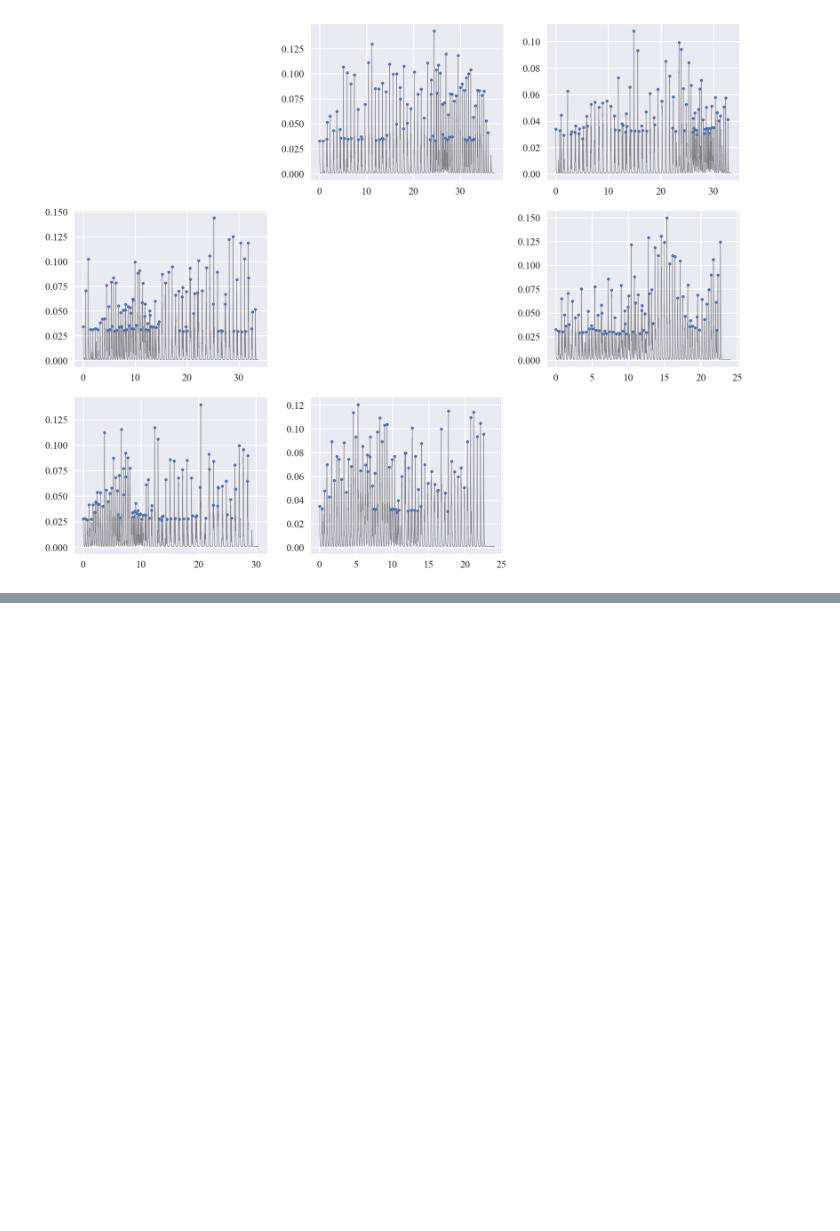
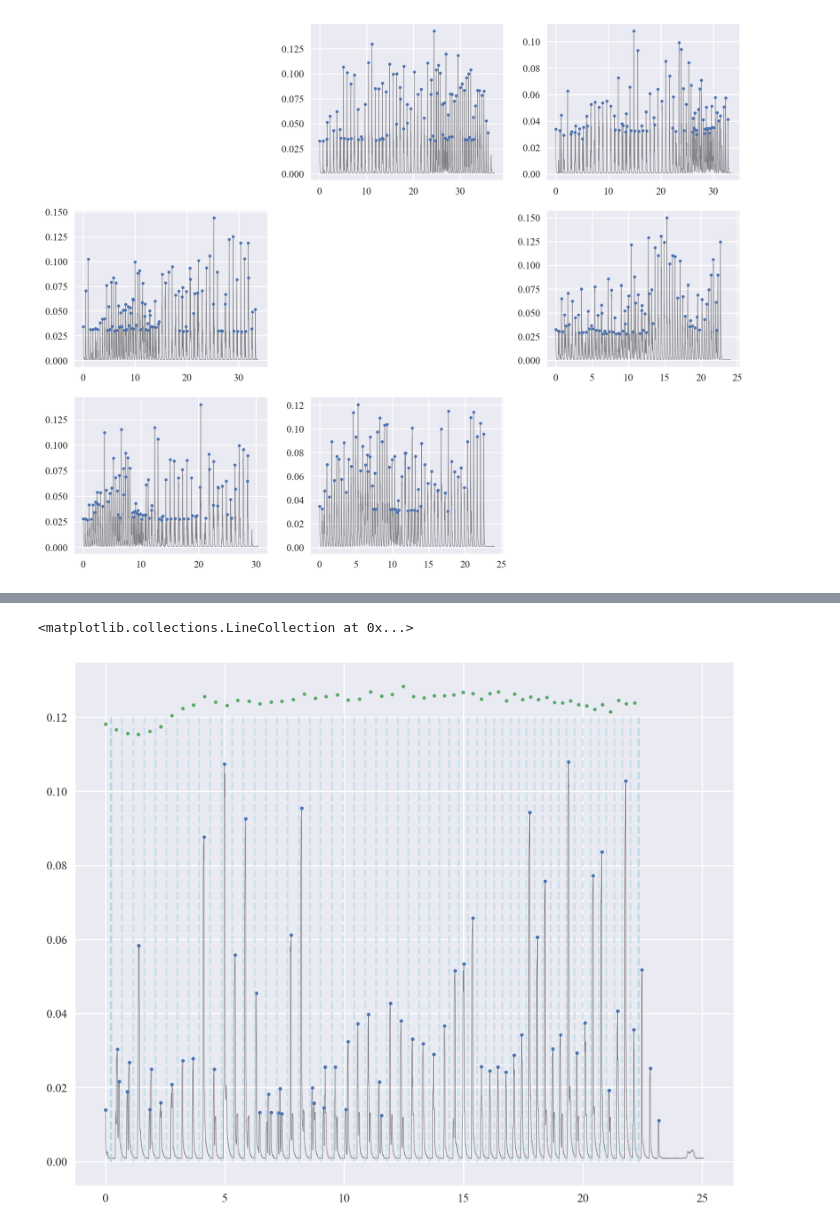
Before and after one commit to nielsdavidsen/Bachelor_2024, a Jupyter notebook: read_sound.ipynb, the cells around one changed output, grey strips where cells are left out. Cells and saved outputs as stored; diff of their text form; code cells hidden in the pictures; blank space fills up the shorter version.

```diff
--- a/read_sound.ipynb
+++ b/read_sound.ipynb
@@ -576,0 +644,23 @@ plt.show()
+# %%
+ns_tuple = nf_data('mid_high',
+                   'Niels_Sigrid/NS_mid_high',
+                   resolution=(np.int16, np.int16),
+                   neigh_rm=1000, height=0.01,
+                   prominence=0.01)
+# %%
+mh_pt_met = ns_tuple[8]
+bin_edges = (mh_pt_met[:-1] + mh_pt_met[1:])/2
+bin_edges = np.pad(bin_edges, (2,2), 'constant', constant_values=((bin_edges[1] - 2 * bin_edges[0]), 2 * bin_edges[-1] - bin_edges[-2]))
+zeroes = np.zeros(len(bin_edges))
+
+fig, ax = plt.subplots(figsize=(10,8), dpi=200)
+ax.plot(ns_tuple[4], ns_tuple[5], marker='', ls='-', linewidth=0.5, color='k', alpha=0.5)
+ax.plot(ns_tuple[6], ns_tuple[7], marker = 'o', markersize = 3, ls = '')
+# Plot metronone peak times
+ax.plot(mh_pt_met, ns_tuple[9], marker='o', markersize=3, ls='')
+ax.vlines(bin_edges, 0, 0.12, ls='--', color='lightblue', alpha=0.5)
+
+#ax.set(xlim = (9,16), xlabel = ('Time [s]'))
+# %% [output]
+<matplotlib.collections.LineCollection at 0x...>
+[figure, added]
```
Also changed, not shown: parts of 9 cells of this notebook.
